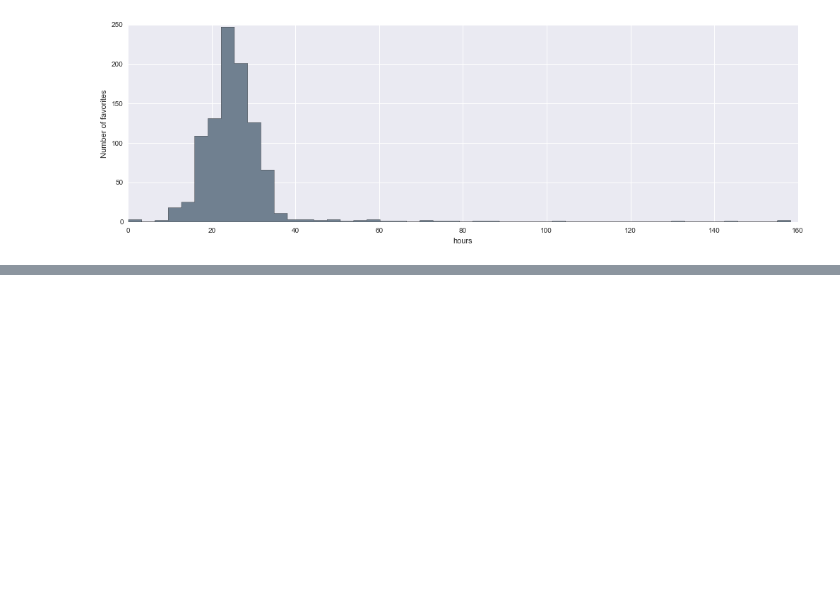
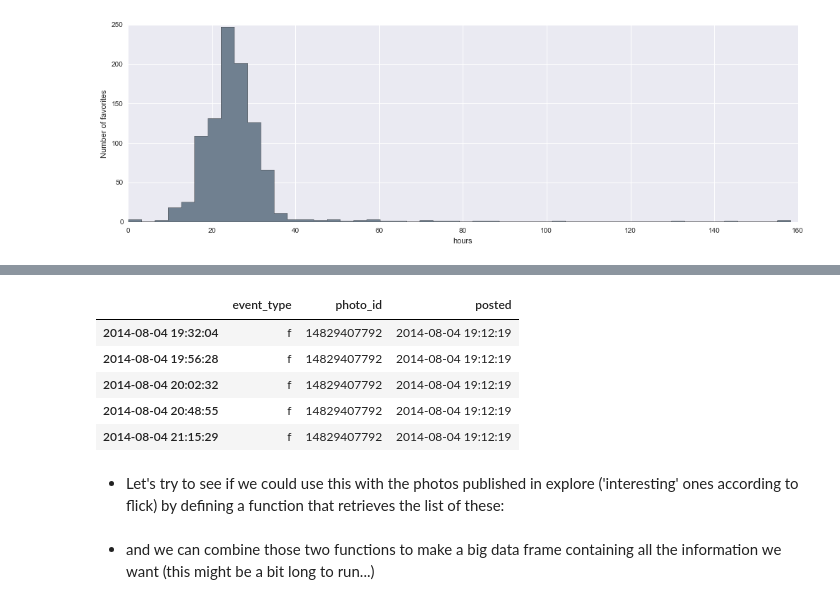
Before and after one commit to odhondt/flickr-data, a Jupyter notebook: flickr data.ipynb, the cells around one changed output, grey strips where cells are left out. Drawn from its saved outputs; the diff is of its cells as text; code cells hidden in the pictures; blank space fills up the shorter version.

```diff
--- a/flickr data.ipynb
+++ b/flickr data.ipynb
@@ -258,0 +261,11 @@ df = getFlickrActivity('14829407792')
+# %%
+df_one.head()
+# %% [output]
+|  | event_type | photo_id | posted |
+| 2014-08-04 19:32:04 | f | 14829407792 | 2014-08-04 19:12:19 |
+| 2014-08-04 19:56:28 | f | 14829407792 | 2014-08-04 19:12:19 |
+| 2014-08-04 20:02:32 | f | 14829407792 | 2014-08-04 19:12:19 |
+| 2014-08-04 20:48:55 | f | 14829407792 | 2014-08-04 19:12:19 |
+| 2014-08-04 21:15:29 | f | 14829407792 | 2014-08-04 19:12:19 |
+# %% [markdown]
+- Let's try to see if we could use this with the photos published in explore ('interesting' ones according to flick) by defining a function that retrieves the list of these:
@@ -258,0 +279,2 @@ df = getFlickrActivity('14829407792')
+# %% [markdown]
+- and we can combine those two functions to make a big data frame containing all the information we want (this might be a bit long to run...)
```
Also changed, not shown: parts of 10 cells of this notebook.
